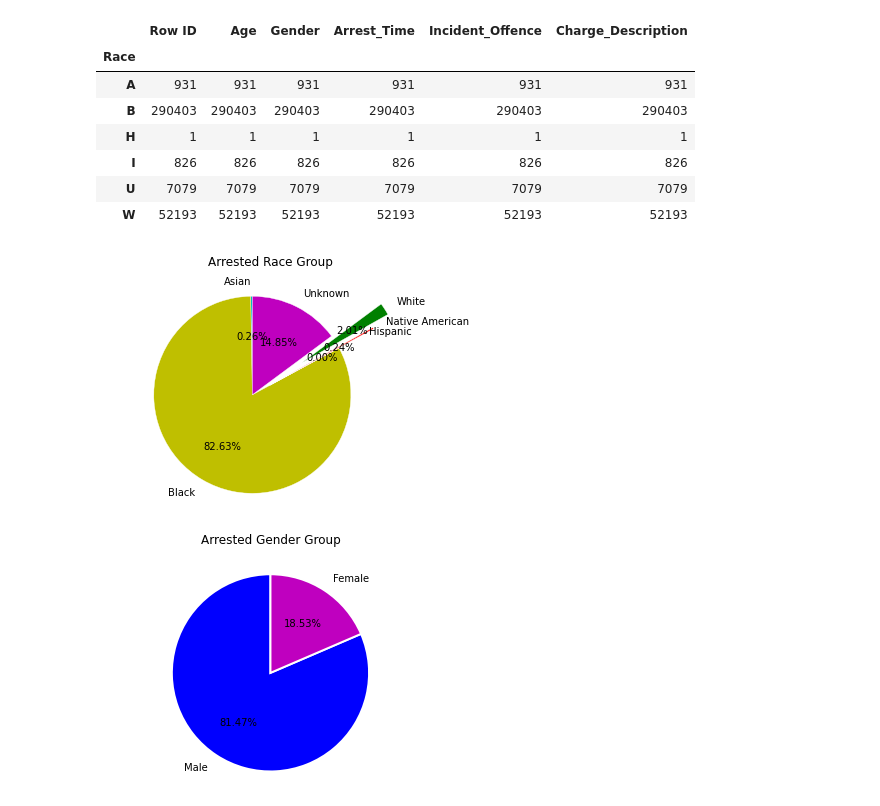
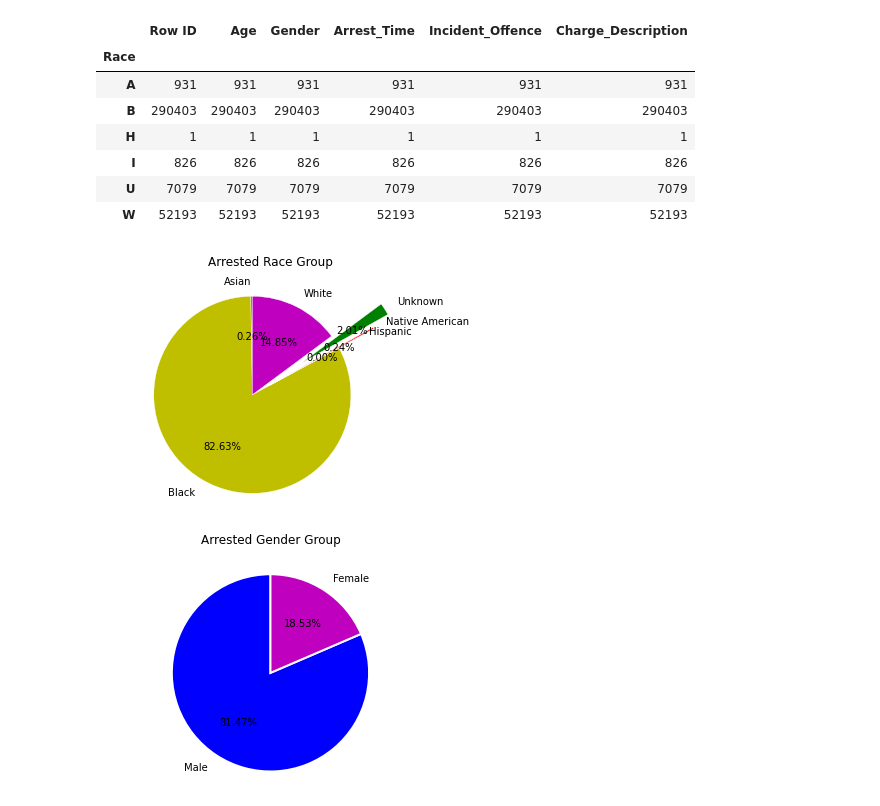
Before and after one commit to michael-j-cho/CSS444-Final-Project, a Jupyter notebook: final_notebook.ipynb, the cells around one changed output. Drawn from its saved outputs; the diff is of its cells as text; code cells hidden in the pictures.

```diff
--- a/final_notebook.ipynb
+++ b/final_notebook.ipynb
@@ -351,24 +362,24 @@ marginal.groupby('Race').count()
 | W | 52193 | 52193 | 52193 | 52193 | 52193 | 52193 |
 # %%
 # Race Pie Chart
-race_title = 'Asian', 'Black', 'Hispanic', 'Native American', 'White', 'Unknown'
+race_title = 'Asian', 'Black', 'Hispanic', 'Native American', 'Unknown', 'White'
 race_val = [931, 290403, 1, 826, 7079, 52193]
 colors = ['c','y', 'k','r','g','m']
 
 # Create a pieplot
 plt.pie(race_val, labels=race_title, labeldistance=1.15,
         wedgeprops = { 'linewidth' : 0.4, 'edgecolor' : 'white' },
         colors=colors,
         startangle=90,
         explode = (0, 0, 0.2, 0.4, 0.6, 0),
         autopct = '%1.2f%%')
 
 plt.axis('equal')
 plt.title('Arrested Race Group\n')
 
 plt.show();
 # %% [output]
-[figure, old version]
+[figure, new version]
 # %%
 # Subgroup Gender
 gender_group = marginal['Gender']
```
Also changed, not shown: parts of 7 cells of this notebook, 4 other files.
